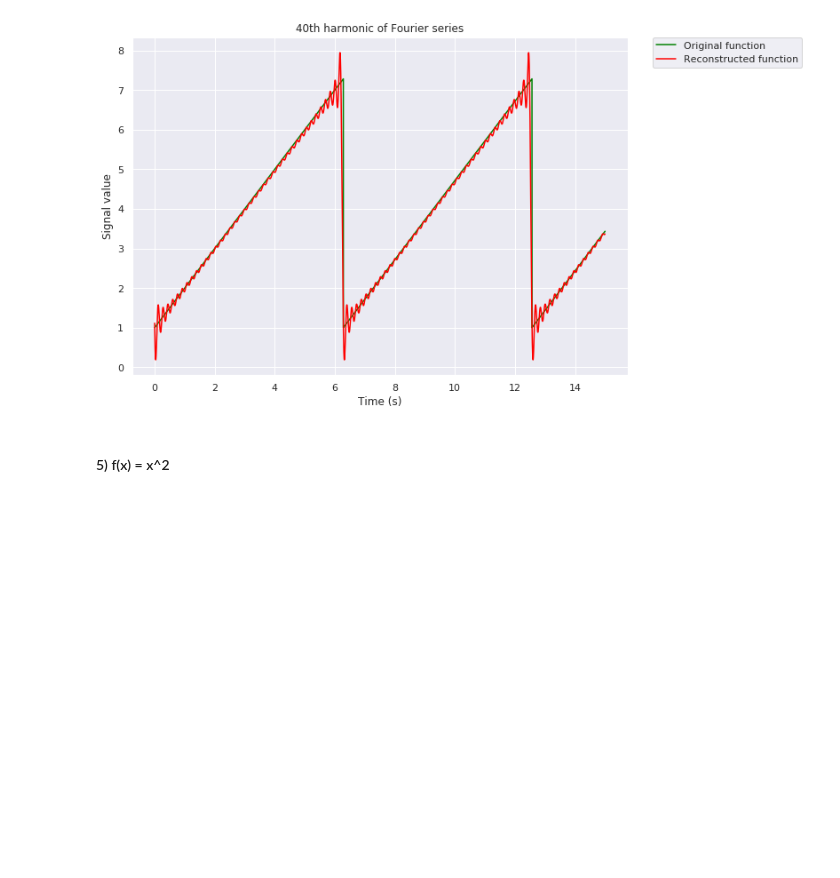
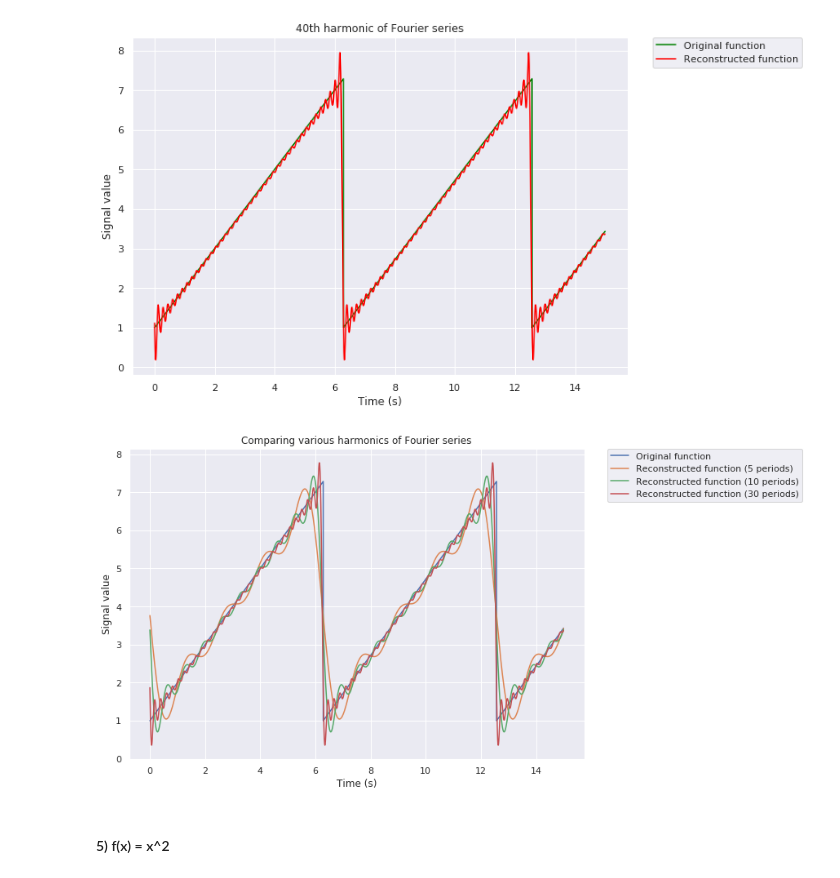
Before and after one commit to masterdesky/ELTE-signal-processing-2018, a Jupyter notebook: 2. feladatsor/Assignment 2.ipynb, the cells around one changed output. Cells and saved outputs as stored; diff of their text form; code cells hidden in the pictures; blank space fills up the shorter version.

```diff
--- a/2. feladatsor/Assignment 2.ipynb
+++ b/2. feladatsor/Assignment 2.ipynb
@@ -1014,6 +1057,26 @@ plt.legend(bbox_to_anchor=(1.05, 1), loc='upper left', borderaxespad=0.)
 plt.show()
 # %% [output]
 [figure]
+# %%
+ReconstFunc_4_5, ReconstTime_4_5 = FourierCalcReal(a_0_4, a_4, b_4, t_4_Fourier, T_4_Fourier, 5)
+ReconstFunc_4_10, ReconstTime_4_10 = FourierCalcReal(a_0_4, a_4, b_4, t_4_Fourier, T_4_Fourier, 10)
+ReconstFunc_4_30, ReconstTime_4_30 = FourierCalcReal(a_0_4, a_4, b_4, t_4_Fourier, T_4_Fourier, 30)
+# %%
+fig_f_4_Reconstruct_Compare = plt.figure(figsize=(10,7))
+
+plt.plot(time_4, signal_4, label="Original function")
+plt.plot(ReconstTime_4_5, ReconstFunc_4_5, label="Reconstructed function (5 periods)")
+plt.plot(ReconstTime_4_10, ReconstFunc_4_10, label="Reconstructed function (10 periods)")
+plt.plot(ReconstTime_4_30, ReconstFunc_4_30, label="Reconstructed function (30 periods)")
+
+plt.title("Comparing various harmonics of Fourier series")
+plt.xlabel("Time (s)")
+plt.ylabel("Signal value")
+
+plt.legend(bbox_to_anchor=(1.05, 1), loc='upper left', borderaxespad=0.)
+plt.show()
+# %% [output]
+[figure, added]
 # %% [markdown]
 #### 5) f(x) = x^2
 # %%
```
Also changed, not shown: parts of 60 cells of this notebook.
